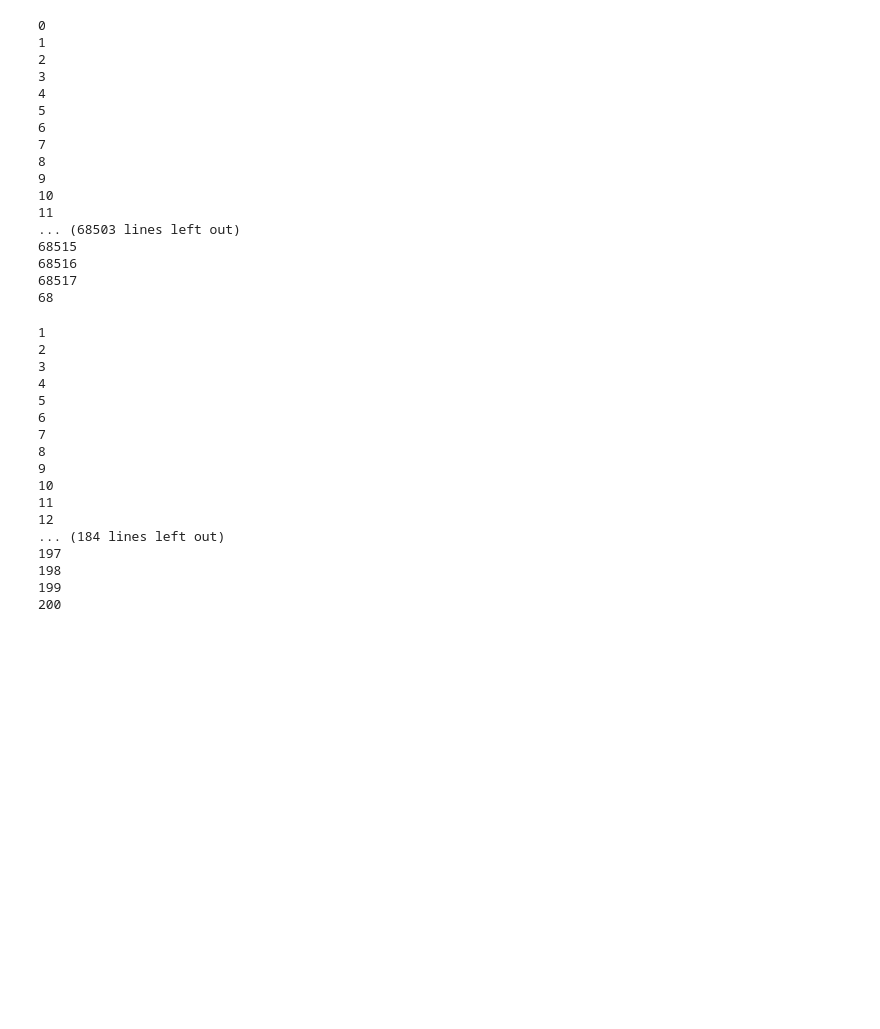
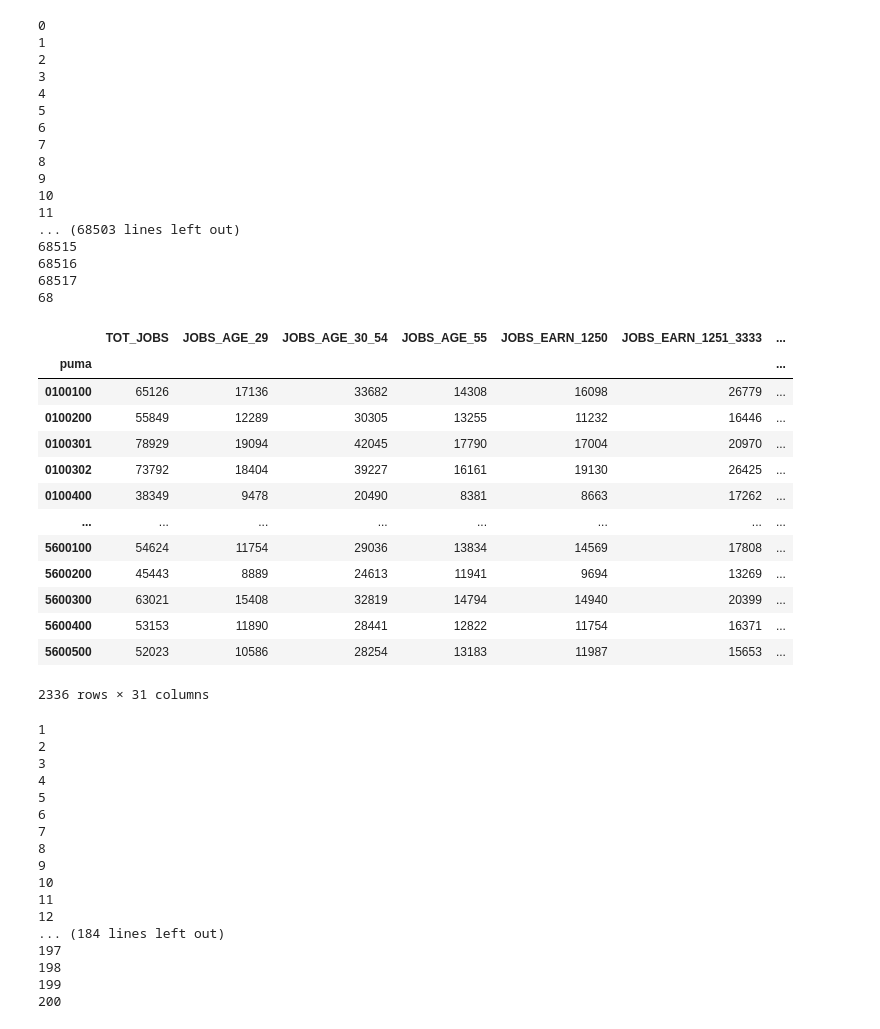
Before and after one commit to yianzhang14/us-migration-modeling, a Jupyter notebook: data_cleanup.ipynb, the cells around one changed output. Saved outputs shown, nothing was run; the diff lists cells and outputs as text; code cells hidden in the pictures; blank space fills up the shorter version.

```diff
--- a/data_cleanup.ipynb
+++ b/data_cleanup.ipynb
@@ -404,6 +394,23 @@ for i in df.index:
 # %%
 import warnings
 warnings.filterwarnings("ignore", category=FutureWarning)
+# %%
+puma_lodes_data
+# %% [output]
+|  | TOT_JOBS | JOBS_AGE_29 | JOBS_AGE_30_54 | JOBS_AGE_55 | JOBS_EARN_1250 | JOBS_EARN_1251_3333 | ... |
+| puma |  |  |  |  |  |  | ... |
+| 0100100 | 65126 | 17136 | 33682 | 14308 | 16098 | 26779 | ... |
+| 0100200 | 55849 | 12289 | 30305 | 13255 | 11232 | 16446 | ... |
+| 0100301 | 78929 | 19094 | 42045 | 17790 | 17004 | 20970 | ... |
+| 0100302 | 73792 | 18404 | 39227 | 16161 | 19130 | 26425 | ... |
+| 0100400 | 38349 | 9478 | 20490 | 8381 | 8663 | 17262 | ... |
+| ... | ... | ... | ... | ... | ... | ... | ... |
+| 5600100 | 54624 | 11754 | 29036 | 13834 | 14569 | 17808 | ... |
+| 5600200 | 45443 | 8889 | 24613 | 11941 | 9694 | 13269 | ... |
+| 5600300 | 63021 | 15408 | 32819 | 14794 | 14940 | 20399 | ... |
+| 5600400 | 53153 | 11890 | 28441 | 12822 | 11754 | 16371 | ... |
+| 5600500 | 52023 | 10586 | 28254 | 13183 | 11987 | 15653 | ... |
+2336 rows × 31 columns
 # %%
 # fields to add to the dataframe
 acs_fields = ["Total Population", "Population Density (Per Sq. Mile)", "COLLEGE", "Total Population Foreign Born", "Total Population 18 to 34 Years", "Total Population 35 to 64 Years", "Total Population 65 and Over", "Population 16 Years and Over in Labor Force in Armed Forces"]
```
Also changed, not shown: parts of 52 cells of this notebook, 5 other files.
